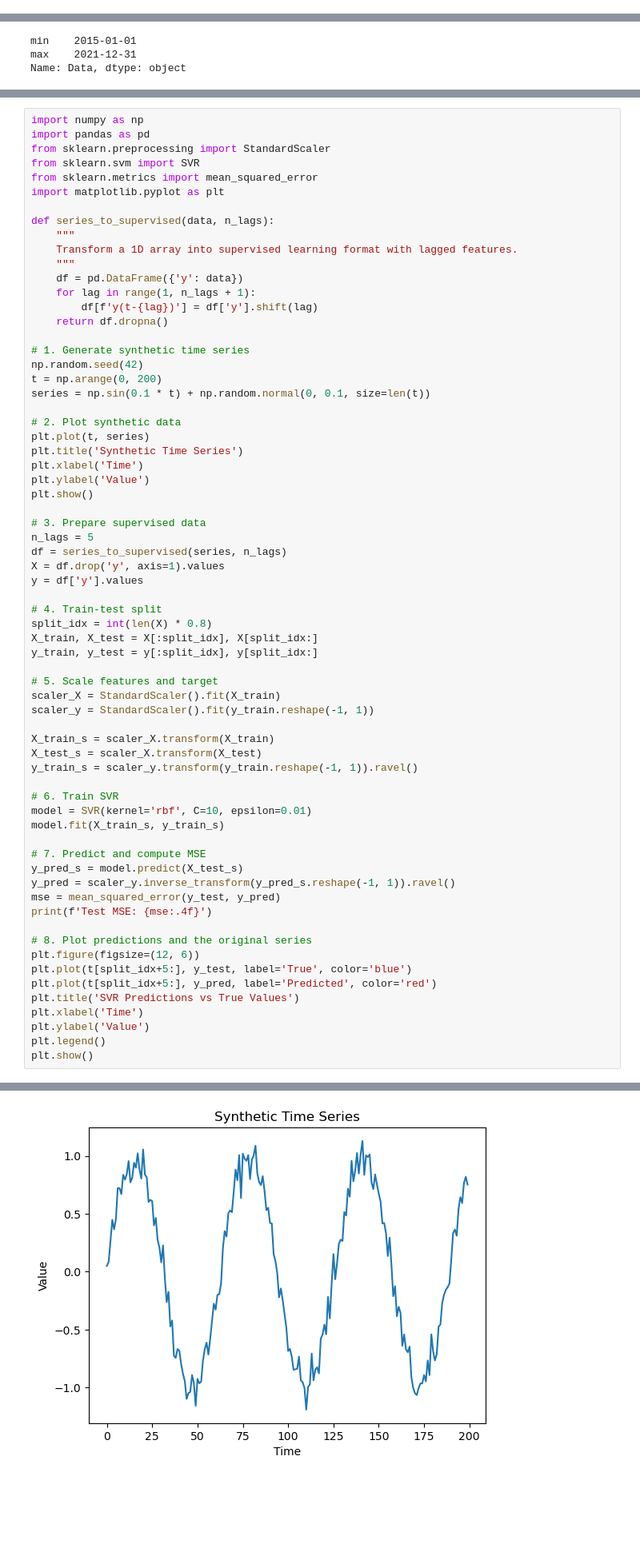
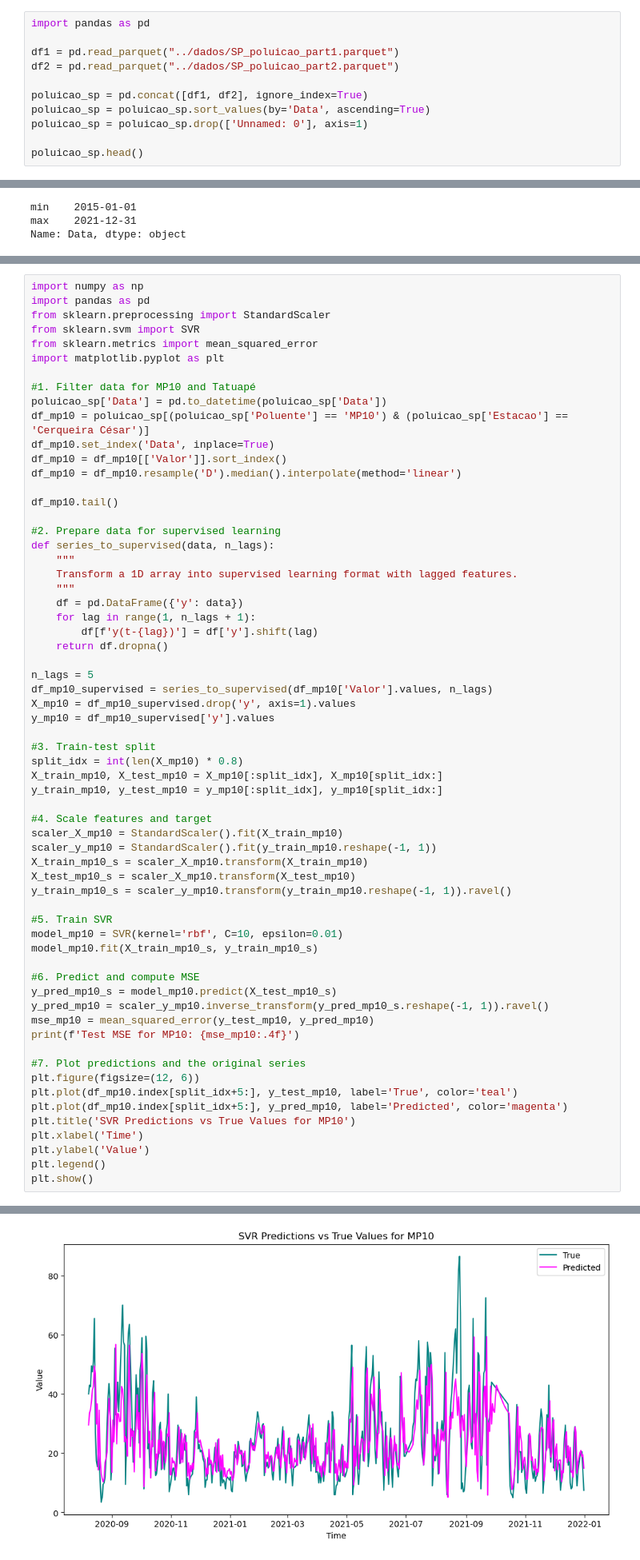
Before and after one commit to victorteodoro/projeto-aplicado-iv, a Jupyter notebook: projeto/cd_projeto_aplicado_IV_entrega_3.ipynb, the cells around one changed output, grey strips where cells are left out. Shown at 80% size. Cells and saved outputs as stored; diff of their text form; blank space fills up the shorter version.

```diff
--- a/projeto/cd_projeto_aplicado_IV_entrega_3.ipynb
+++ b/projeto/cd_projeto_aplicado_IV_entrega_3.ipynb
@@ -57,0 +98,11 @@ poluicao_sp.head()
+# %%
+import pandas as pd
+
+df1 = pd.read_parquet("../dados/SP_poluicao_part1.parquet")
+df2 = pd.read_parquet("../dados/SP_poluicao_part2.parquet")
+
+poluicao_sp = pd.concat([df1, df2], ignore_index=True)
+poluicao_sp = poluicao_sp.sort_values(by='Data', ascending=True)
+poluicao_sp = poluicao_sp.drop(['Unnamed: 0'], axis=1)
+
+poluicao_sp.head()
@@ -106,6 +176,16 @@ from sklearn.svm import SVR
 from sklearn.metrics import mean_squared_error
 import matplotlib.pyplot as plt
 
+#1. Filter data for MP10 and Tatuapé
+poluicao_sp['Data'] = pd.to_datetime(poluicao_sp['Data'])
+df_mp10 = poluicao_sp[(poluicao_sp['Poluente'] == 'MP10') & (poluicao_sp['Estacao'] == 'Cerqueira César')]
+df_mp10.set_index('Data', inplace=True)
+df_mp10 = df_mp10[['Valor']].sort_index()
+df_mp10 = df_mp10.resample('D').median().interpolate(method='linear')
+
+df_mp10.tail()
+
+#2. Prepare data for supervised learning
 def series_to_supervised(data, n_lags):
     """
     Transform a 1D array into supervised learning format with lagged features.
@@ -115,52 +195,38 @@ def series_to_supervised(data, n_lags):
         df[f'y(t-{lag})'] = df['y'].shift(lag)
     return df.dropna()
 
-# 1. Generate synthetic time series
-np.random.seed(42)
-t = np.arange(0, 200)
-series = np.sin(0.1 * t) + np.random.normal(0, 0.1, size=len(t))
+n_lags = 5
+df_mp10_supervised = series_to_supervised(df_mp10['Valor'].values, n_lags)
+X_mp10 = df_mp10_supervised.drop('y', axis=1).values
+y_mp10 = df_mp10_supervised['y'].values
 
-# 2. Plot synthetic data
-plt.plot(t, series)
-plt.title('Synthetic Time Series')
-plt.xlabel('Time')
-plt.ylabel('Value')
-plt.show()
+#3. Train-test split
+split_idx = int(len(X_mp10) * 0.8)
+X_train_mp10, X_test_mp10 = X_mp10[:split_idx], X_mp10[split_idx:]
+y_train_mp10, y_test_mp10 = y_mp10[:split_idx], y_mp10[split_idx:]
 
-# 3. Prepare supervised data
-n_lags = 5
-df = series_to_supervised(series, n_lags)
-X = df.drop('y', axis=1).values
-y = df['y'].values
+#4. Scale features and target
+scaler_X_mp10 = StandardScaler().fit(X_train_mp10)
+scaler_y_mp10 = StandardScaler().fit(y_train_mp10.reshape(-1, 1))
+X_train_mp10_s = scaler_X_mp10.transform(X_train_mp10)
+X_test_mp10_s = scaler_X_mp10.transform(X_test_mp10)
+y_train_mp10_s = scaler_y_mp10.transform(y_train_mp10.reshape(-1, 1)).ravel()
 
-# 4. Train-test split
-split_idx = int(len(X) * 0.8)
-X_train, X_test = X[:split_idx], X[split_idx:]
-y_train, y_test = y[:split_idx], y[split_idx:]
+#5. Train SVR
+model_mp10 = SVR(kernel='rbf', C=10, epsilon=0.01)
+model_mp10.fit(X_train_mp10_s, y_train_mp10_s)
 
-# 5. Scale features and target
-scaler_X = StandardScaler().fit(X_train)
-scaler_y = StandardScaler().fit(y_train.reshape(-1, 1))
+#6. Predict and compute MSE
+y_pred_mp10_s = model_mp10.predict(X_test_mp10_s)
+y_pred_mp10 = scaler_y_mp10.inverse_transform(y_pred_mp10_s.reshape(-1, 1)).ravel()
+mse_mp10 = mean_squared_error(y_test_mp10, y_pred_mp10)
+print(f'Test MSE for MP10: {mse_mp10:.4f}')
 
-X_train_s = scaler_X.transform(X_train)
-X_test_s = scaler_X.transform(X_test)
-y_train_s = scaler_y.transform(y_train.reshape(-1, 1)).ravel()
-
-# 6. Train SVR
-model = SVR(kernel='rbf', C=10, epsilon=0.01)
-model.fit(X_train_s, y_train_s)
-
-# 7. Predict and compute MSE
-y_pred_s = model.predict(X_test_s)
-y_pred = scaler_y.inverse_transform(y_pred_s.reshape(-1, 1)).ravel()
-mse = mean_squared_error(y_test, y_pred)
-print(f'Test MSE: {mse:.4f}')
-
-# 8. Plot predictions and the original series
+#7. Plot predictions and the original series
 plt.figure(figsize=(12, 6))
-plt.plot(t[split_idx+5:], y_test, label='True', color='blue')
-plt.plot(t[split_idx+5:], y_pred, label='Predicted', color='red')
-plt.title('SVR Predictions vs True Values')
+plt.plot(df_mp10.index[split_idx+5:], y_test_mp10, label='True', color='teal')
+plt.plot(df_mp10.index[split_idx+5:], y_pred_mp10, label='Predicted', color='magenta')
+plt.title('SVR Predictions vs True Values for MP10')
 plt.xlabel('Time')
 plt.ylabel('Value')
 plt.legend()
@@ -169 +236 @@ plt.show()
-[figure, old version]
+[figure, new version]
```
Also changed, not shown: parts of 32 cells of this notebook.
